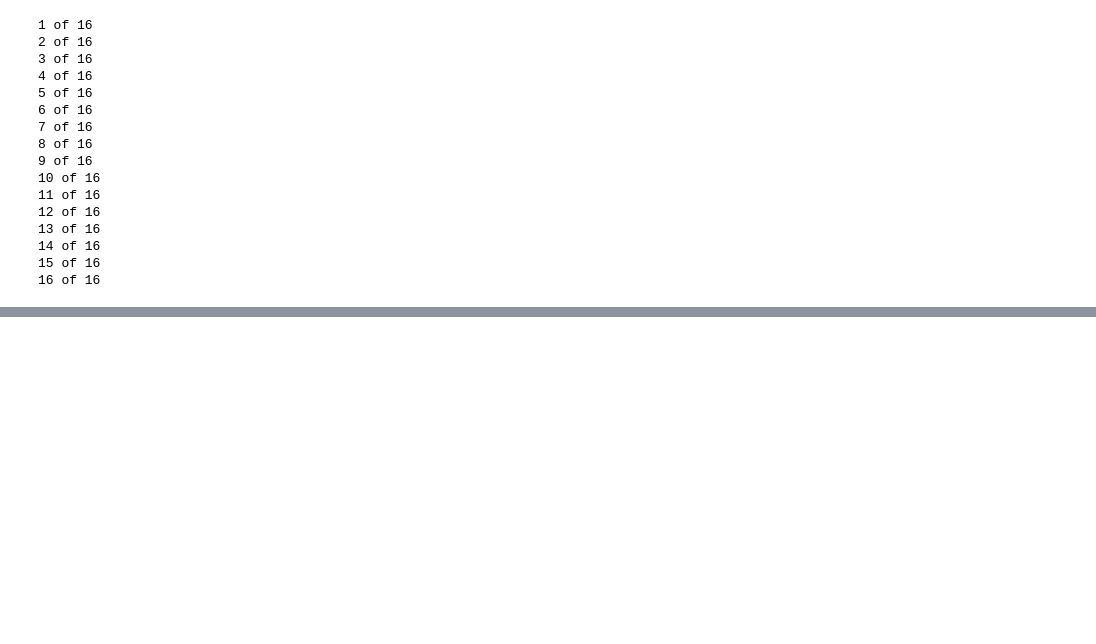
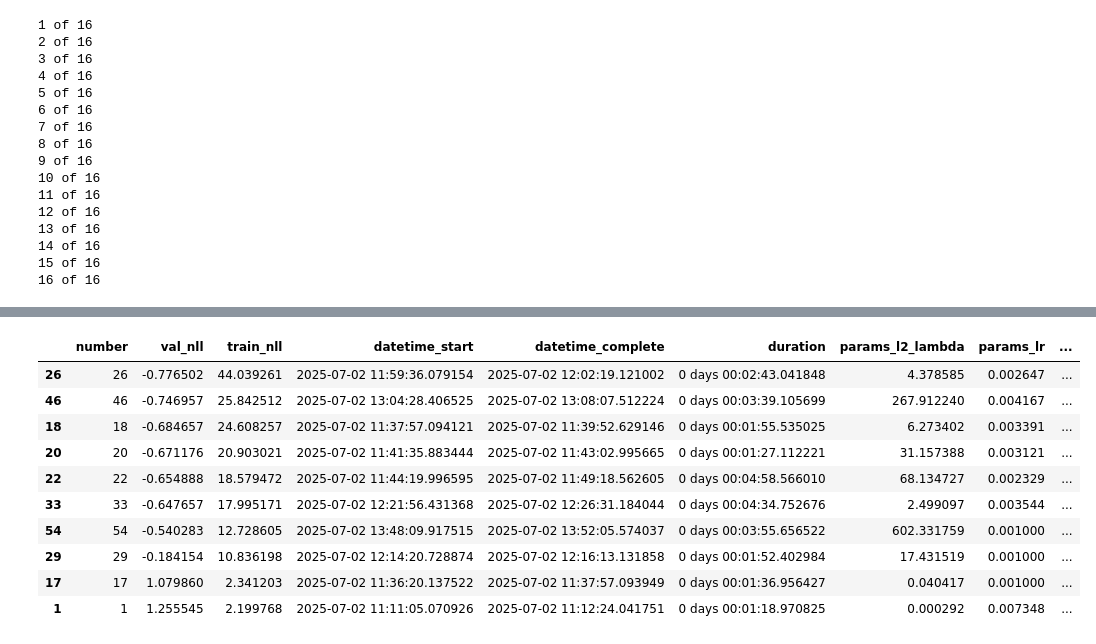
Before and after one commit to Detriatis/context-guided-diffusion, a Jupyter notebook: swiss_roll/data/data_exploration.ipynb, the cells around one changed output, grey strips where cells are left out. Cells and saved outputs as stored; diff of their text form; code cells hidden in the pictures; blank space fills up the shorter version.

```diff
--- a/swiss_roll/data/data_exploration.ipynb
+++ b/swiss_roll/data/data_exploration.ipynb
@@ -271,9 +325,23 @@ for key, value in run_results.items():
 # %%
 for key, value in run_results.items():
     run_id = key
-    cfg = value['cfg']
+
+    if 'best' in value.keys():
+        print(key, 'single')
+        cfg = value['best']['cfg']
+    elif 'pareto_best' in value.keys():
+        print(key, 'pareto')
+        cfg = value['pareto_best']['cfg']
+
     df = value['csv']
-    best_run = df.iloc[0]
+    try:
+        if index == 2:
+            best_run = df[df['params_l2_lambda'] > 10].iloc[0]
+            best_run['params_l2_lambda']
+        else:
+            best_run = df.iloc[0]
+    except:
+        continue
     trial = df['number']
 
     run_id = cfg.cfg.run.run_id
@@ -287,6 +355,7 @@ for key, value in run_results.items():
     cfg.cfg.opt.l2_lambda = float(best_run['params_l2_lambda'])
     cfg.cfg.opt.lr = float(best_run['params_lr'])
     title = f"LR: {cfg.cfg.opt.lr:.2g}, L2 Lambda: {cfg.cfg.opt.l2_lambda:.2g}"
+
     if cfg.cfg.run.reg_type == 'cgd':
         cfg.cfg.cgd.sigma_t = float(best_run['params_sigma_t'])
         cfg.cfg.cgd.tau_t = float(best_run['params_tau_t'])
@@ -298,6 +367,7 @@ for key, value in run_results.items():
 
         fig = plot_surface(guidance_model, title, text)
         fig.savefig(figuredir / f'nonparetosurface_{run_id}.png')
+
     if 'pareto_best' in value.keys():
         title += ", Pareto Opt"
         guidance_model = value['pareto_best']['model']
@@ -306,0 +394,14 @@ for key, value in run_results.items():
+# %%
+df
+# %% [output]
+|  | number | val_nll | train_nll | datetime_start | datetime_complete | duration | params_l2_lambda | params_lr | ... |
+| 26 | 26 | -0.776502 | 44.039261 | 2025-07-02 11:59:36.079154 | 2025-07-02 12:02:19.121002 | 0 days 00:02:43.041848 | 4.378585 | 0.002647 | ... |
+| 46 | 46 | -0.746957 | 25.842512 | 2025-07-02 13:04:28.406525 | 2025-07-02 13:08:07.512224 | 0 days 00:03:39.105699 | 267.912240 | 0.004167 | ... |
+| 18 | 18 | -0.684657 | 24.608257 | 2025-07-02 11:37:57.094121 | 2025-07-02 11:39:52.629146 | 0 days 00:01:55.535025 | 6.273402 | 0.003391 | ... |
+| 20 | 20 | -0.671176 | 20.903021 | 2025-07-02 11:41:35.883444 | 2025-07-02 11:43:02.995665 | 0 days 00:01:27.112221 | 31.157388 | 0.003121 | ... |
+| 22 | 22 | -0.654888 | 18.579472 | 2025-07-02 11:44:19.996595 | 2025-07-02 11:49:18.562605 | 0 days 00:04:58.566010 | 68.134727 | 0.002329 | ... |
+| 33 | 33 | -0.647657 | 17.995171 | 2025-07-02 12:21:56.431368 | 2025-07-02 12:26:31.184044 | 0 days 00:04:34.752676 | 2.499097 | 0.003544 | ... |
+| 54 | 54 | -0.540283 | 12.728605 | 2025-07-02 13:48:09.917515 | 2025-07-02 13:52:05.574037 | 0 days 00:03:55.656522 | 602.331759 | 0.001000 | ... |
+| 29 | 29 | -0.184154 | 10.836198 | 2025-07-02 12:14:20.728874 | 2025-07-02 12:16:13.131858 | 0 days 00:01:52.402984 | 17.431519 | 0.001000 | ... |
+| 17 | 17 | 1.079860 | 2.341203 | 2025-07-02 11:36:20.137522 | 2025-07-02 11:37:57.093949 | 0 days 00:01:36.956427 | 0.040417 | 0.001000 | ... |
+| 1 | 1 | 1.255545 | 2.199768 | 2025-07-02 11:11:05.070926 | 2025-07-02 11:12:24.041751 | 0 days 00:01:18.970825 | 0.000292 | 0.007348 | ... |
```
Also changed, not shown: parts of 13 cells of this notebook, 1 other file.
